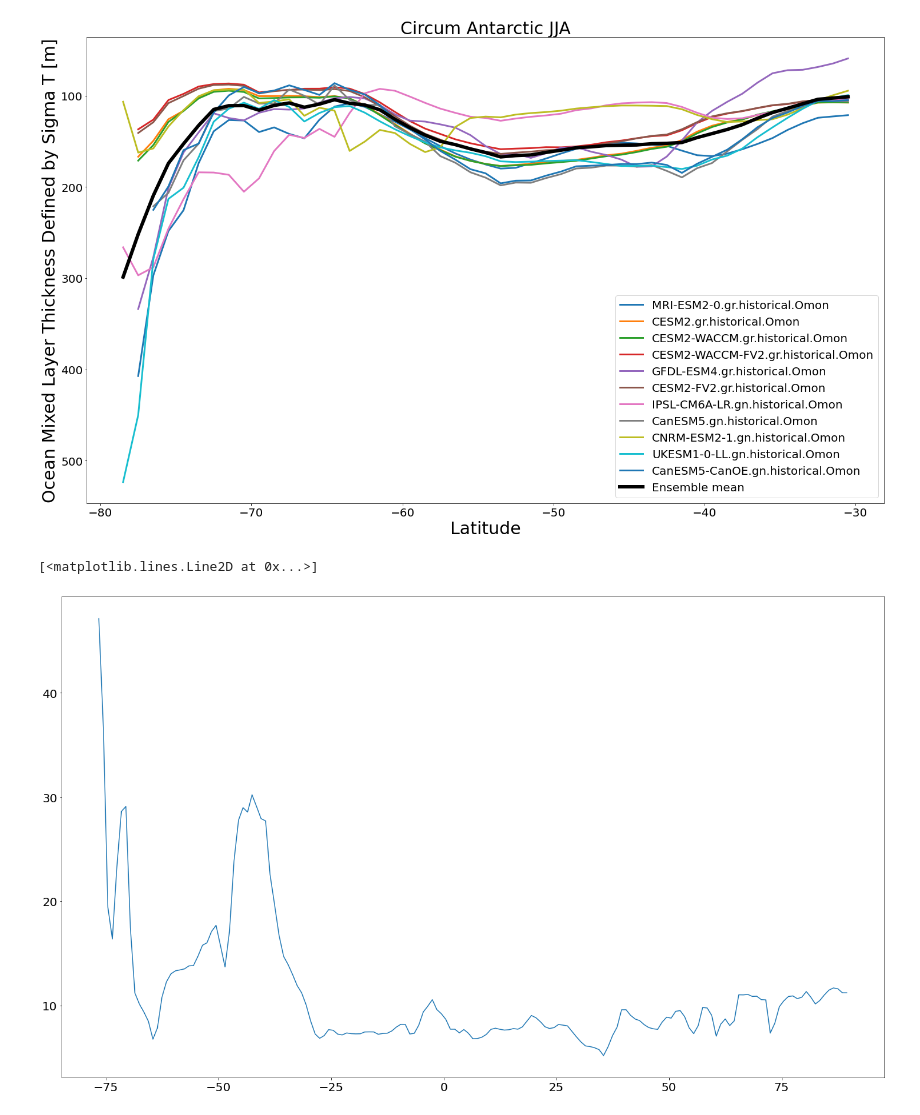
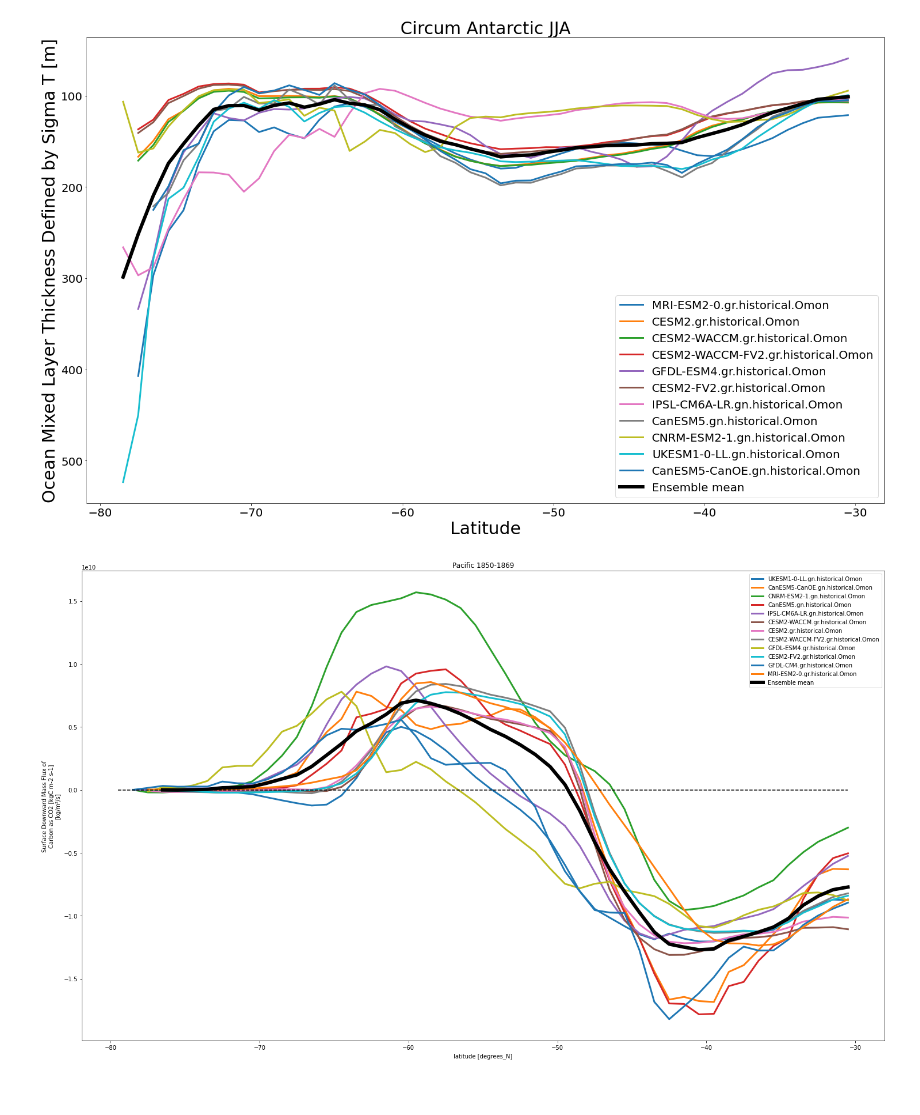
Before and after one commit to gmacgilchrist/seniorthesis, a Jupyter notebook: notebooks/mixedlayerdepth_mlotst.ipynb, the cells around one changed output. Drawn from its saved outputs; the diff is of its cells as text; code cells hidden in the pictures.

```diff
--- a/notebooks/mixedlayerdepth_mlotst.ipynb
+++ b/notebooks/mixedlayerdepth_mlotst.ipynb
@@ -251,7 +251,7 @@ dd['GFDL-ESM4.gr.historical.Omon']= xr.open_mfdataset('GFDL-ESM4_*_20yr.nc')
 dd['CESM2-FV2.gr.historical.Omon']= xr.open_mfdataset('CESM2-FV2_*_20yr.nc')
 dd['GFDL-CM4.gr.historical.Omon']= xr.open_mfdataset('GFDL-CM4_*_20yr.nc')
 dd['MRI-ESM2-0.gr.historical.Omon']= xr.open_mfdataset('MRI-ESM2-0_*_20yr.nc')
-A = xr.open_mfdataset('AREA.nc')
+# A = xr.open_mfdataset('AREA.nc')
 # %%
 for name, ds in dd.items():
     ds['p'] = gsw.p_from_z(-1*ds['lev'], ds['y'], geo_strf_dyn_height=0, sea_surface_geopotential=0)*xr.ones_like(ds['talk']) # expand along time dimension
@@ -300,11 +300,11 @@ for name, ds in dd_x.items():
 #     results = pyco2.sys(par1=ds['talk']*conversion,par2=ds['dissic']*conversion,par1_type=1,par2_type=2,
 #                         pressure_out=0, temperature_out = ds['thetao'], pressure = ds['p'],
 #                         temperature = ds['insitutemp'])
-    ax.set_xlim([-80,-30])
-    ax.set_ylim([0,2000])
-    im = ax.pcolormesh(ds['y'],ds['lev'], PCO2_x[name], vmin = 350, vmax = 650)
+    ax.set_xlim([-70,-40])
+    ax.set_ylim([0,1000])
+    im = ax.pcolormesh(ds['y'],ds['lev'], PCO2_x[name], vmin = 300, vmax = 500)
     if name != 'GFDL-CM4.gr.historical.Omon':
-        ax.plot(dd_mlotst[name].mlotst.y, dd_mlotst[name].mlotst.isel(x=slice(180,200), time = slice(0,239)).mean(['time', 'x'], keep_attrs=True), color = 'r')
+        ax.plot(dd_mlotst[name].mlotst.y, dd_mlotst[name].mlotst.isel(x=slice(180,200), time = slice(0,239)).mean(['time', 'x'], keep_attrs=True), color = 'r', lw = 3)
     CS = ax.contour(ds['y'],ds['lev'],ds['sigma2'],levels=[36, 36.5, 36.75, 37], colors = 'w')
     ax.clabel(CS, inline=1, fontsize=12, manual = False)
     cbar = plt.colorbar(im,ax=ax)
@@ -516,8 +516,38 @@ plt.rcParams["figure.figsize"] = (25,15)
 # %% [output]
 [figure]
 # %%
-plt.plot(ds.y, sd)
+# d = dd['GFDL-CM4.gr.historical.Omon'].fgco2.mean(['x'],keep_attrs=True)
+# d*A
+temp = {}
+
+conversion = 3.1536e7 * 83.3
+for name, ds in dd.items():
+    d = -1*ds.fgco2.isel(x=slice(180,200)).mean(['x'],keep_attrs=True)*conversion
+    ar = d*A
+    temp[name]=ar
+
+
+for name, ds in temp.items():
+    plt.plot(ds.y[10:60], ds[10:60], label = name, lw = 3)
+    plt.xlabel('Latitude')
+    plt.ylabel('Surface Upward Flux of Total CO\u2082 (molC/m\u00b2/yr)')
+
+mn = np.mean(list(temp.values()), axis=0)
+plt.plot(ds.y[10:60], mn[10:60], lw = 6, label = 'Ensemble mean', color = 'black')
+plt.xlabel('Latitude')
+plt.ylabel('Surface Upward Flux of Total CO\u2082 (molC/m\u00b2/yr)')
+zr = xr.zeros_like(dd['CESM2-FV2.gr.historical.Omon'].fgco2)
+zr.isel(x = 0)[10:60].plot(linestyle = 'dashed', color = 'black')
+# plt.xlabel('Latitude')
+# plt.ylabel('Surface Upward Flux of Total CO\u2082 * Area (molC/yr)')
+
+plt.legend(
+#     bbox_to_anchor=(1.05, 1),
+    loc='upper right'
+#     , borderaxespad=0.
+)
+plt.title('Pacific 1850-1869')
+plt.rcParams["figure.figsize"] = (25,15)
 # %% [output]
-[<matplotlib.lines.Line2D at 0x...>]
-[figure, old version]
+[figure, new version]
 # %%
```
Also changed, not shown: parts of 6 cells of this notebook.
